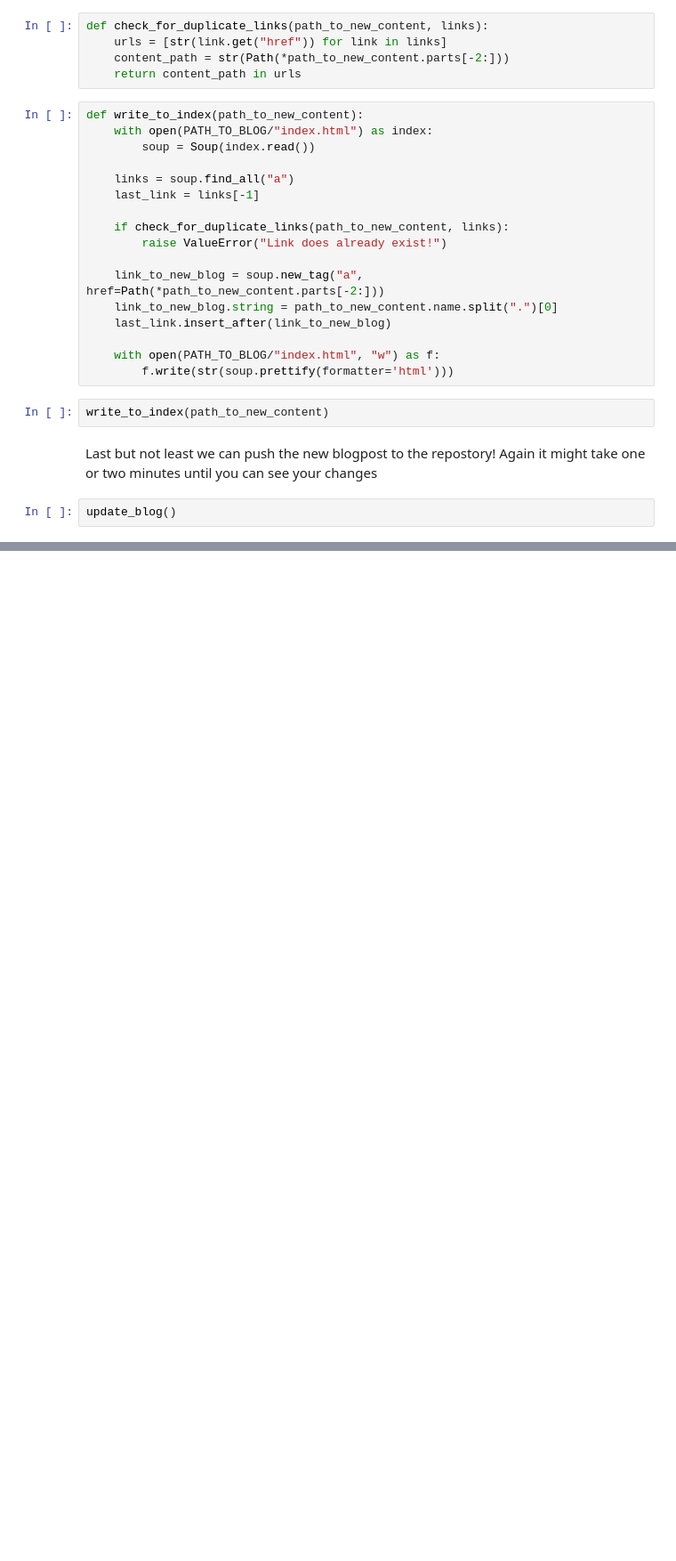
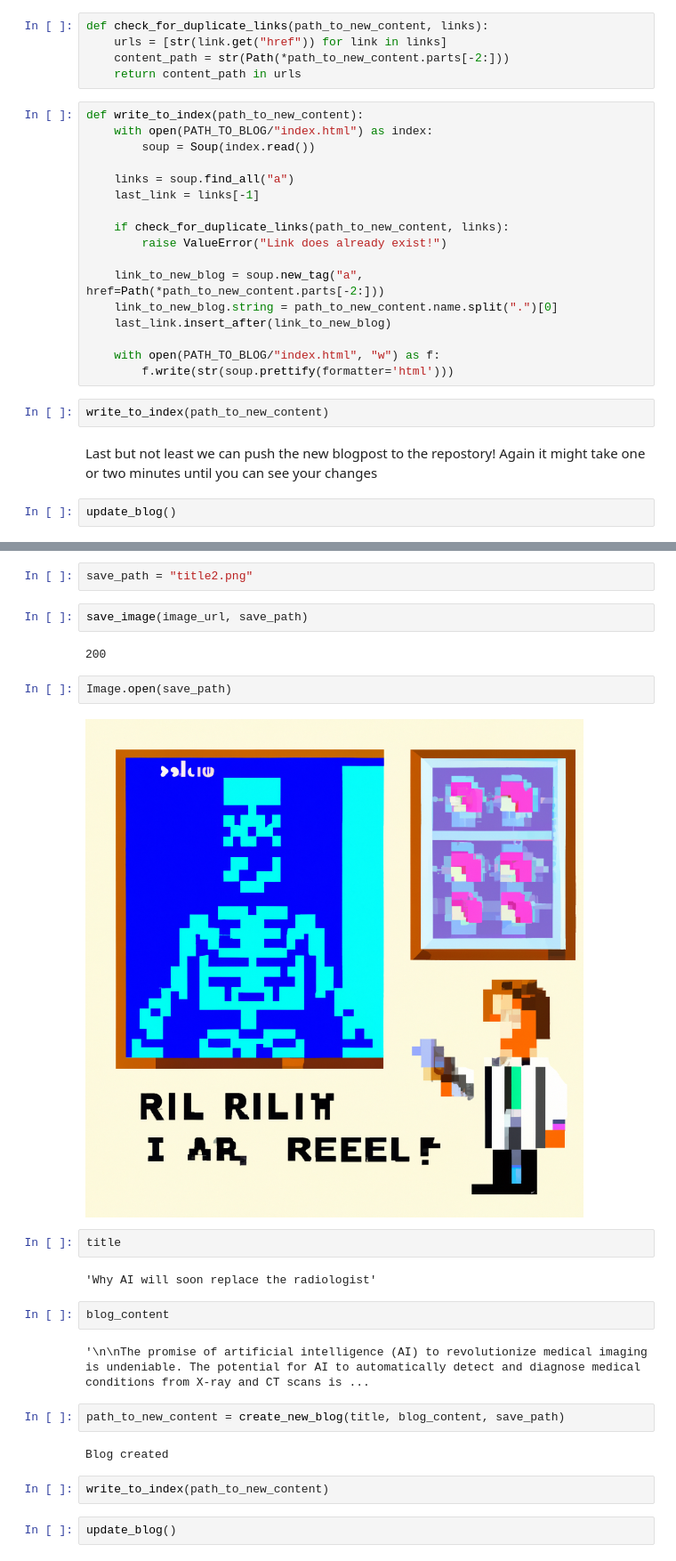
Before and after one commit to jonhealy1/OpenAI-API-Python-Course, a Jupyter notebook: 04-Auto-Blog-Post/04-BlogPost.ipynb, the cells around one changed output, grey strips where cells are left out. Shown at 89% size. Saved outputs shown, nothing was run; the diff lists cells and outputs as text; blank space fills up the shorter version.

Commit message:
Automatic Blog Post notebook done

```diff
--- a/04-Auto-Blog-Post/04-BlogPost.ipynb
+++ b/04-Auto-Blog-Post/04-BlogPost.ipynb
@@ -151,0 +293,26 @@ update_blog()
+# %%
+save_path = "title2.png"
+# %%
+save_image(image_url, save_path)
+# %% [output]
+200
+# %%
+Image.open(save_path)
+# %% [output]
+[figure, added]
+# %%
+title
+# %% [output]
+'Why AI will soon replace the radiologist'
+# %%
+blog_content
+# %% [output]
+'\n\nThe promise of artificial intelligence (AI) to revolutionize medical imaging is undeniable. The potential for AI to automatically detect and diagnose medical conditions from X-ray and CT scans is ...
+# %%
+path_to_new_content = create_new_blog(title, blog_content, save_path)
+# %% [output]
+Blog created
+# %%
+write_to_index(path_to_new_content)
+# %%
+update_blog()
```
Also changed, not shown: parts of 25 cells of this notebook.
